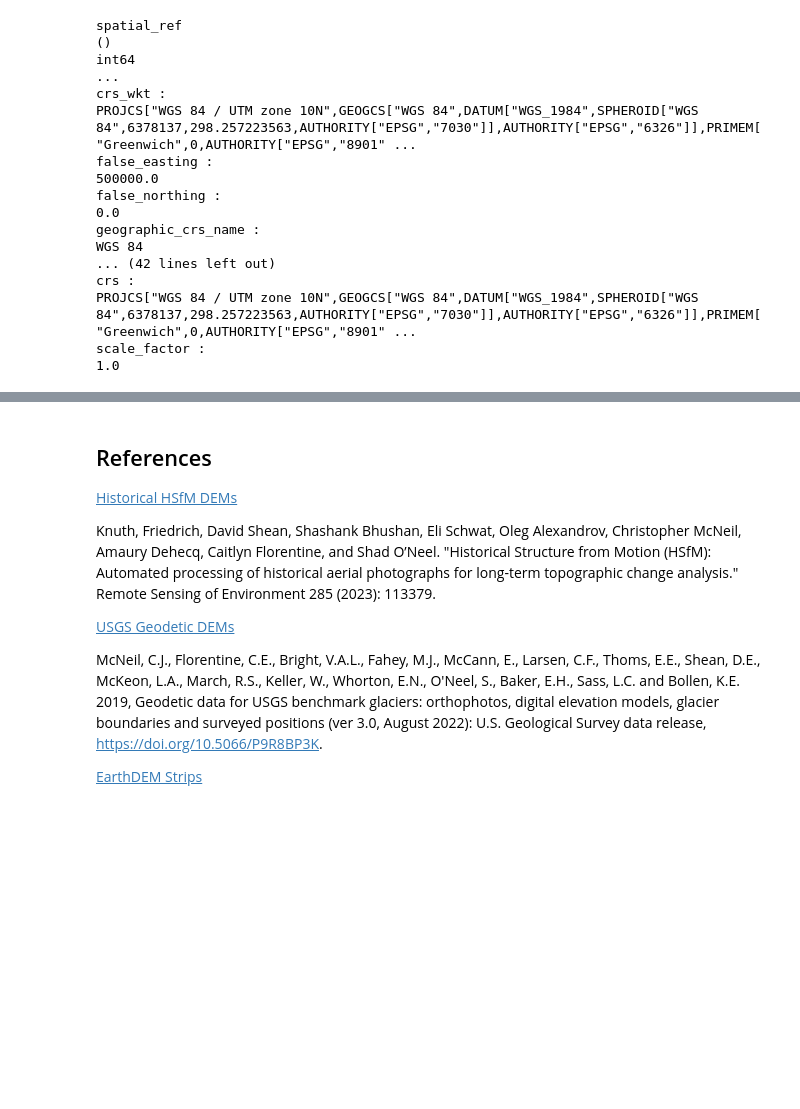
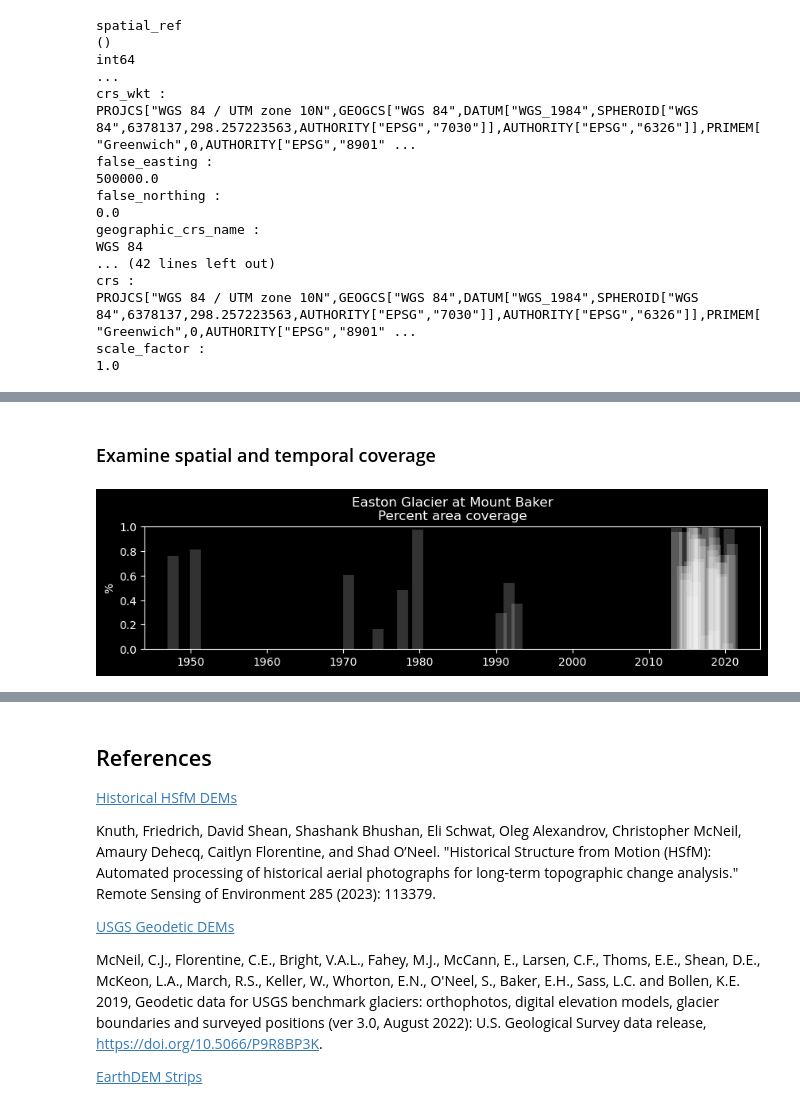
Before and after one commit to geo-smart/spacetime-elevation, a Jupyter notebook: contributors/friedrich/mount_baker_south_cascade_aws_data_access.ipynb, the cells around one changed output, grey strips where cells are left out. Cells and saved outputs as stored; diff of their text form; code cells hidden in the pictures; blank space fills up the shorter version.

Commit message:
add plotting examples

```diff
--- a/contributors/friedrich/mount_baker_south_cascade_aws_data_access.ipynb
+++ b/contributors/friedrich/mount_baker_south_cascade_aws_data_access.ipynb
@@ -93,0 +69,9 @@ scale_factor :
+# %% [markdown]
+### Examine spatial and temporal coverage
+# %%
+tools.plot_percent_area_coverage(baker_ds, title = 'Easton Glacier at Mount Baker\nPercent area coverage')
+# tools.plot_percent_area_coverage(scg_ds, title = 'South Cascade Glacier\nPercent area coverage')
+
+# note that the SCG stack is clipped to the maximum glacier outline which affects percent coverage of total area
+# %% [output]
+[figure, added]
```
Also changed, not shown: parts of 11 cells of this notebook, 1 other file.
